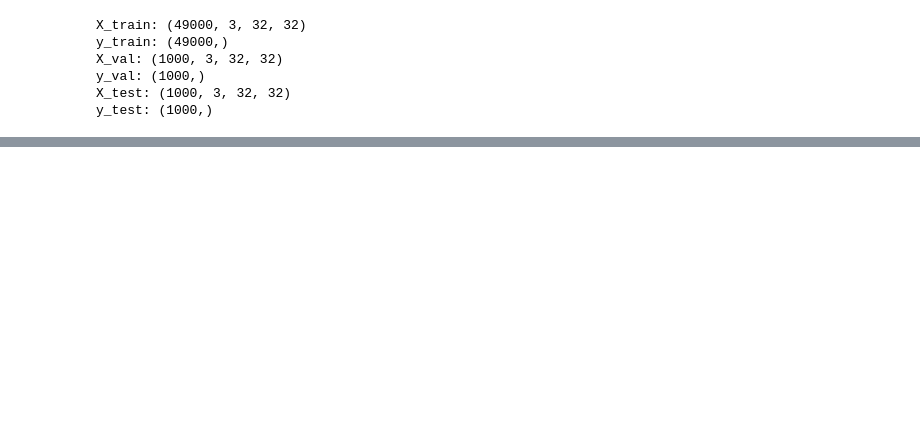
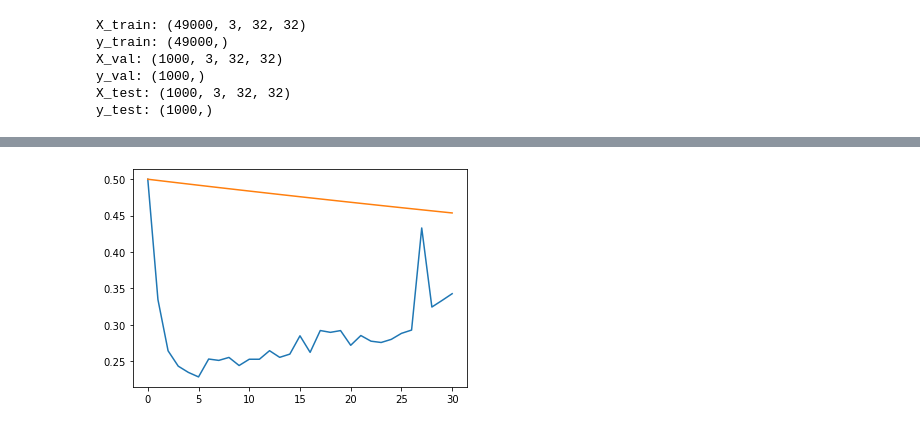
Before and after one commit to elijahspiegel/ConvexLayerwiseLearning, a Jupyter notebook: convexNN_py1.ipynb, the cells around one changed output, grey strips where cells are left out. Drawn from its saved outputs; the diff is of its cells as text; code cells hidden in the pictures; blank space fills up the shorter version.

```diff
--- a/convexNN_py1.ipynb
+++ b/convexNN_py1.ipynb
@@ -351,0 +588,10 @@ KeyboardInterrupt:
+# %%
+plt.clf()
+test_losses = results_cvx[5]
+first_layer_test_losses = test_losses[0]
+second_layer_test_losses = test_losses[1]
+plt.plot(first_layer_test_losses)
+plt.plot(second_layer_test_losses)
+plt.show()
+# %% [output]
+[figure, added]
```
Also changed, not shown: parts of 7 cells of this notebook, 2 other files.
